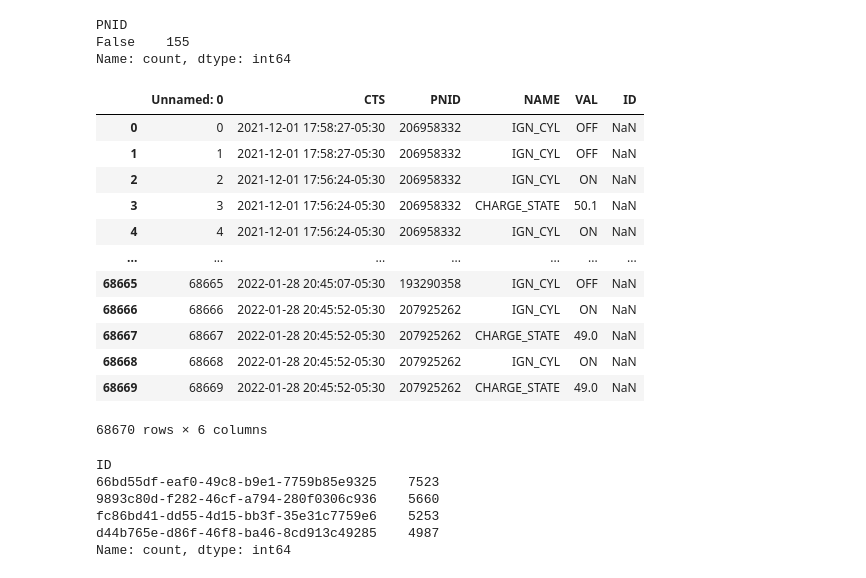
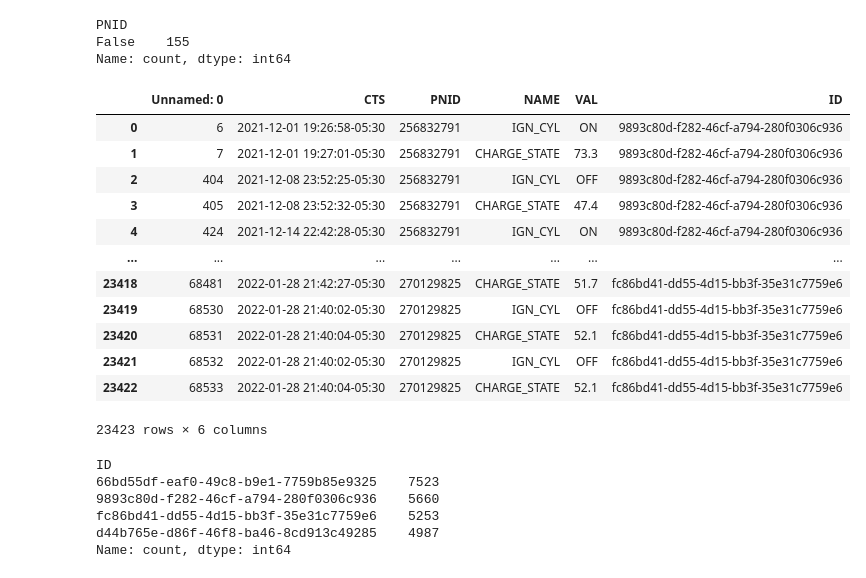
Before and after one commit to RohanArava/Motorq-DS-Rohan, a Jupyter notebook: motorq.ipynb, the cells around one changed output. Drawn from its saved outputs; the diff is of its cells as text; code cells hidden in the pictures.

```diff
--- a/motorq.ipynb
+++ b/motorq.ipynb
@@ -150,22 +150,22 @@ PNID
 False    155
 Name: count, dtype: int64
 # %%
-triggers = pd.merge(left=triggers, right=pnid2[["ID", "PNID"]], on="PNID", how="left")
+triggers = pd.merge(left=triggers, right=pnid2[["ID", "PNID"]], on="PNID", how="inner")
 triggers
 # %% [output]
 |  | Unnamed: 0 | CTS | PNID | NAME | VAL | ID |
-| 0 | 0 | 2021-12-01 17:58:27-05:30 | 206958332 | IGN_CYL | OFF | NaN |
-| 1 | 1 | 2021-12-01 17:58:27-05:30 | 206958332 | IGN_CYL | OFF | NaN |
-| 2 | 2 | 2021-12-01 17:56:24-05:30 | 206958332 | IGN_CYL | ON | NaN |
-| 3 | 3 | 2021-12-01 17:56:24-05:30 | 206958332 | CHARGE_STATE | 50.1 | NaN |
-| 4 | 4 | 2021-12-01 17:56:24-05:30 | 206958332 | IGN_CYL | ON | NaN |
+| 0 | 6 | 2021-12-01 19:26:58-05:30 | 256832791 | IGN_CYL | ON | 9893c80d-f282-46cf-a794-280f0306c936 |
+| 1 | 7 | 2021-12-01 19:27:01-05:30 | 256832791 | CHARGE_STATE | 73.3 | 9893c80d-f282-46cf-a794-280f0306c936 |
+| 2 | 404 | 2021-12-08 23:52:25-05:30 | 256832791 | IGN_CYL | OFF | 9893c80d-f282-46cf-a794-280f0306c936 |
+| 3 | 405 | 2021-12-08 23:52:32-05:30 | 256832791 | CHARGE_STATE | 47.4 | 9893c80d-f282-46cf-a794-280f0306c936 |
+| 4 | 424 | 2021-12-14 22:42:28-05:30 | 256832791 | IGN_CYL | ON | 9893c80d-f282-46cf-a794-280f0306c936 |
 | ... | ... | ... | ... | ... | ... | ... |
-| 68665 | 68665 | 2022-01-28 20:45:07-05:30 | 193290358 | IGN_CYL | OFF | NaN |
-| 68666 | 68666 | 2022-01-28 20:45:52-05:30 | 207925262 | IGN_CYL | ON | NaN |
-| 68667 | 68667 | 2022-01-28 20:45:52-05:30 | 207925262 | CHARGE_STATE | 49.0 | NaN |
-| 68668 | 68668 | 2022-01-28 20:45:52-05:30 | 207925262 | IGN_CYL | ON | NaN |
-| 68669 | 68669 | 2022-01-28 20:45:52-05:30 | 207925262 | CHARGE_STATE | 49.0 | NaN |
+| 23418 | 68481 | 2022-01-28 21:42:27-05:30 | 270129825 | CHARGE_STATE | 51.7 | fc86bd41-dd55-4d15-bb3f-35e31c7759e6 |
+| 23419 | 68530 | 2022-01-28 21:40:02-05:30 | 270129825 | IGN_CYL | OFF | fc86bd41-dd55-4d15-bb3f-35e31c7759e6 |
+| 23420 | 68531 | 2022-01-28 21:40:04-05:30 | 270129825 | CHARGE_STATE | 52.1 | fc86bd41-dd55-4d15-bb3f-35e31c7759e6 |
+| 23421 | 68532 | 2022-01-28 21:40:02-05:30 | 270129825 | IGN_CYL | OFF | fc86bd41-dd55-4d15-bb3f-35e31c7759e6 |
+| 23422 | 68533 | 2022-01-28 21:40:04-05:30 | 270129825 | CHARGE_STATE | 52.1 | fc86bd41-dd55-4d15-bb3f-35e31c7759e6 |
-68670 rows × 6 columns
+23423 rows × 6 columns
 # %%
 triggers["ID"].value_counts()
 # %% [output]
```
Also changed, not shown: parts of 13 cells of this notebook.
